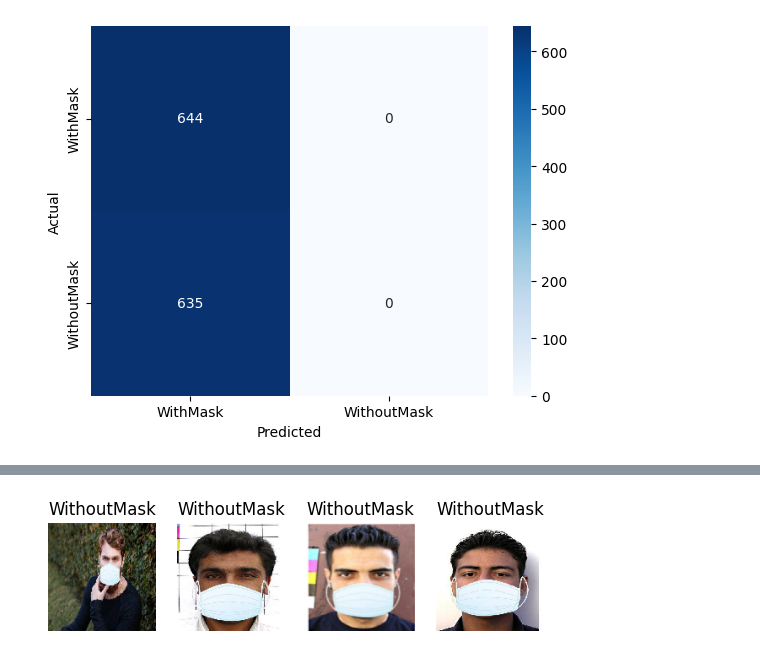
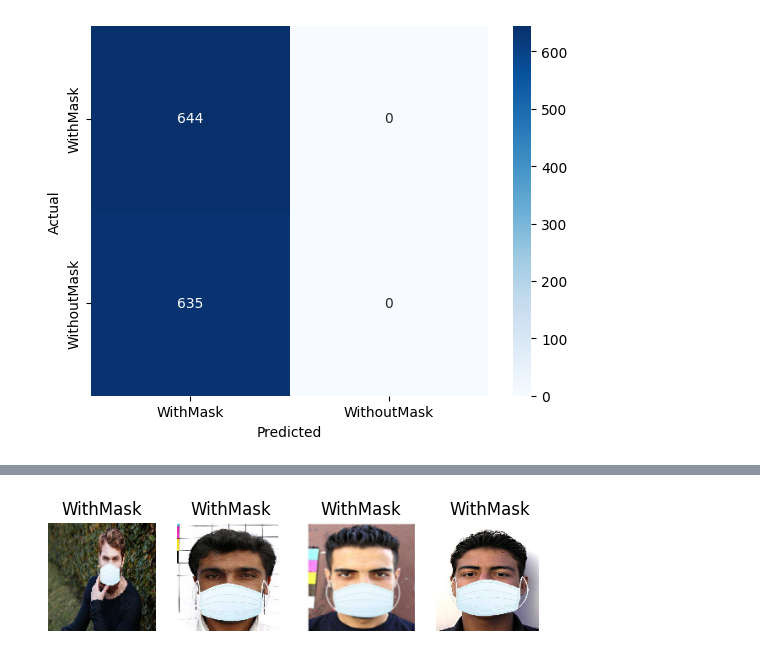
Before and after one commit to dinviiii/Face-Mask-Detection, a Jupyter notebook: faceMask.ipynb, the cells around one changed output, grey strips where cells are left out. Drawn from its saved outputs; the diff is of its cells as text; code cells hidden in the pictures.

```diff
--- a/faceMask.ipynb
+++ b/faceMask.ipynb
@@ -535,0 +543,7 @@ plt.show()
+# %%
+from tensorflow.keras.models import load_model
+
+# Make sure Drive is mounted
+model_path = "/content/drive/MyDrive/face_mask_project/face_mask_cnn_model.h5"
+model = load_model(model_path)
+print("Model loaded successfully!")
@@ -536,15 +553,20 @@ plt.show()
 # %%
-# Sample predictions on test images
+class_labels = list(test_generator.class_indices.keys())
+
 for i in range(4):
-    img_path = os.path.join(test_generator.filepaths[i])
+    img_path = test_generator.filepaths[i]
     img = image.load_img(img_path, target_size=(128,128))
-    x = image.img_to_array(img)/255.0
+    x = image.img_to_array(img) / 255.0
     x = np.expand_dims(x, axis=0)
+
     pred = model.predict(x)[0][0]
-    label = 'WithMask' if pred>0.5 else 'WithoutMask'
+    predicted_class = 1 if pred > 0.5 else 0
+    label = class_labels[predicted_class]
+
     plt.subplot(1,4,i+1)
     plt.imshow(img)
     plt.title(label)
     plt.axis('off')
+
 plt.show()
 # %% [output]
@@ -555 +577 @@ plt.show()
-[figure, old version]
+[figure, new version]
```
Also changed, not shown: parts of 5 cells of this notebook.
